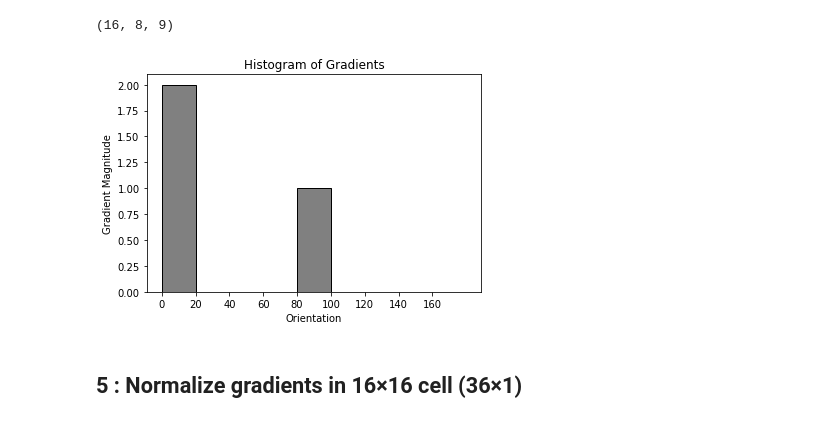
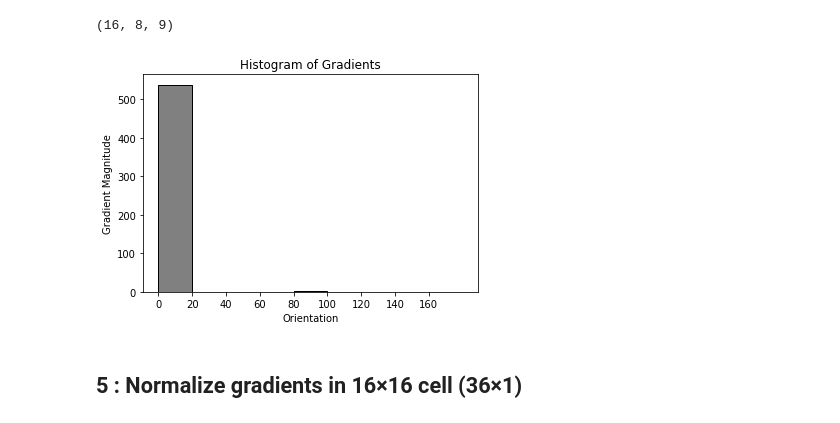
Before and after one commit to lisacsn/Histogram-of-Oriented-Gradients, a Jupyter notebook: Projet Hog.ipynb, the cells around one changed output. Saved outputs shown, nothing was run; the diff lists cells and outputs as text; code cells hidden in the pictures.

```diff
--- a/Projet Hog.ipynb
+++ b/Projet Hog.ipynb
@@ -100,21 +115,18 @@ For this step, we will be using the Pythagoras theorem (ça rappel pleins de sou
 Total Gradient Magnitude =  √[(Gx)2+(Gy)2]
 
 Φ = atan(Gy / Gx)
-# %%
-def magnitude_and_orientation(horizontal_gradient,vertical_gradient):
-    horizontal_gradient_square = np.power(horizontal_gradient, 2)
-    vertical_gradient_square = np.power(vertical_gradient, 2)
-    sum_squares = horizontal_gradient_square + vertical_gradient_square
-    grad_magnitude = np.sqrt(sum_squares)
-
-    e = 0.00000001
-    grad_direction = np.arctan(vertical_gradient/(horizontal_gradient+e))
-    grad_direction = np.rad2deg(grad_direction)
-    grad_direction = grad_direction%180
-
-    return grad_magnitude, grad_direction
-
-m, o = magnitude_and_orientation(matrice_x(image_resized, masque),matrice_y(image_resized, masque))
+# %%
+from numpy import arctan2
+
+def magnitude_and_orientation(gx, gy):
+    magnitude = np.sqrt(gx**2 + gy**2)
+
+    orientation = (arctan2(gy, gx) * 180 / np.pi)
+    orientation = orientation%180
+
+    return magnitude, orientation
+
+m, o = magnitude_and_orientation(matrice_x(image_resized, masque),matrice_y(image_resized, masque))
 # %%
 print(m.shape, o.shape)
 # %% [output]
@@ -195,10 +209,10 @@ histograms.shape
 # %% [output]
 (16, 8, 9)
 # %%
-# Histrogramme orienté de la cellule x=1 et y=3
-afficher_hist(histograms[1,2,:], hist_bins)
+# Histrogramme orienté de la cellule x=2 et y=2
+afficher_hist(histograms[2,2,:], hist_bins)
 # %% [output]
-[figure, old version]
+[figure, new version]
 # %% [markdown]
 ## 5 : Normalize gradients in 16×16 cell (36×1)
 # %% [markdown]
```
Also changed, not shown: parts of 5 cells of this notebook, 1 other file.
